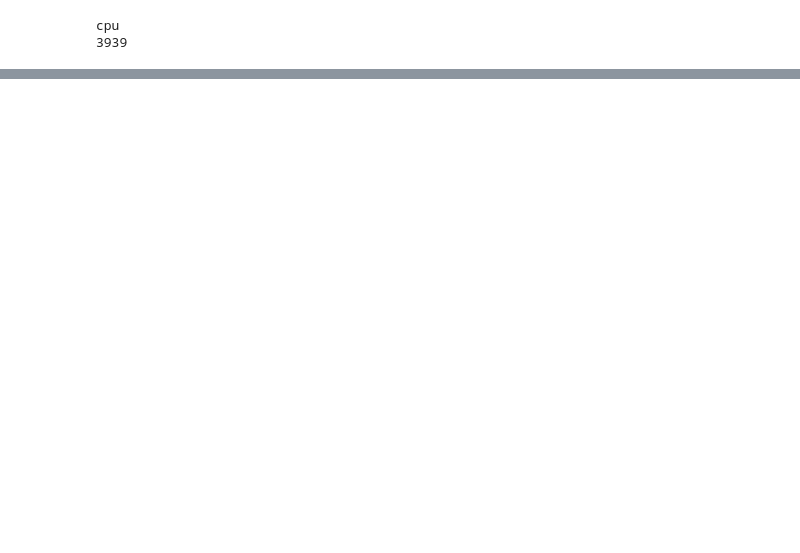
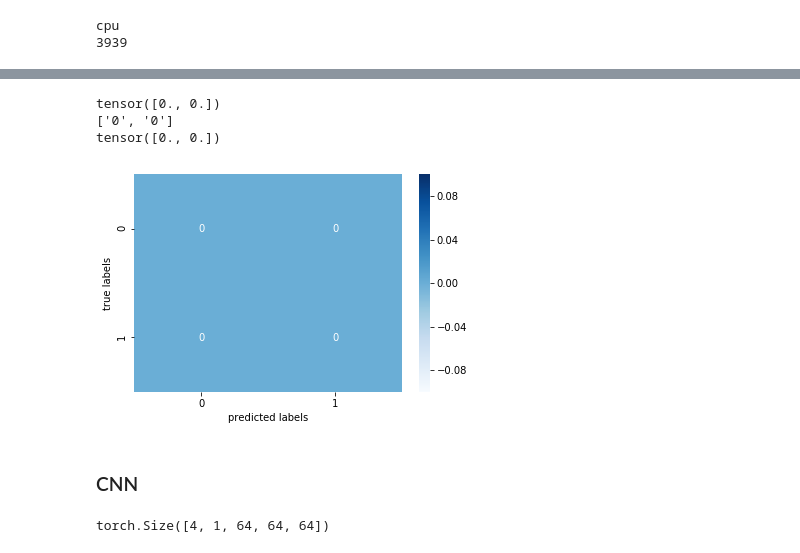
Before and after one commit to Clarax99/DL_for_dose_matrix, a Jupyter notebook: DL_doses_volumes.ipynb, the cells around one changed output, grey strips where cells are left out. Saved outputs shown, nothing was run; the diff lists cells and outputs as text; code cells hidden in the pictures; blank space fills up the shorter version.

```diff
--- a/DL_doses_volumes.ipynb
+++ b/DL_doses_volumes.ipynb
@@ -247,10 +199,0 @@ def validation_loop(dataloader, model, loss_fn):
-# %%
-loss_fn = nn.CrossEntropyLoss()
-optimizer = torch.optim.SGD(model.parameters(), lr=0.01)
-
-epochs = 10
-for t in range(epochs):
-    print(f"Epoch {t+1}\n-------------------------------")
-    train_loop(train_dataloader, model, loss_fn, optimizer)
-    validation_loop(val_dataloader, model, loss_fn)
-print("Done!")
@@ -312,0 +269,5 @@ Let's check
+# %%
+batch_size = 4
+nbr_epochs = 5
+
+model = CNN_test(4)
@@ -312,0 +364,9 @@ Let's check
+# %%
+def accuracyFUNCTION (Predicted, Targets):
+    C=0
+    for I in range(len(Targets)):
+        if (Predicted[I] == Targets[I]):
+            C+=1
+    Accuracy =  C / float(len(Targets))
+    print('Accuracy   = ', C ,'/', len(Targets))
+    return(Accuracy)
@@ -312,0 +439,26 @@ Let's check
+# %%
+predictionlist=[]
+for i in range(len(outputs)):
+    p = int(torch.argmax(outputs[i]))
+    predictionlist.append(p)
+
+labels1 = labels.view(-1)
+print(labels1)
+#labels1 = [str(x) for x in labels1]
+predictionlist = [str(x) for x in predictionlist]
+print(predictionlist)
+print(labels1)
+cm = confusion_matrix(labels1, predictionlist, labels = [0,1])
+
+
+ax = plt.subplot()
+sns.heatmap(cm, annot = True, ax = ax, cmap = plt.cm.Blues)
+ax.set_xlabel("predicted labels")
+ax.set_ylabel("true labels")
+plt.rcParams['figure.figsize'] = (8,7)
+plt.show()
+# %% [output]
+tensor([0., 0.])
+['0', '0']
+tensor([0., 0.])
+[figure, added]
@@ -312,0 +488,2 @@ Let's check
+# %% [markdown]
+### CNN
@@ -312,0 +493,5 @@ Let's check
+# %%
+a, b = next(iter(train_dataloader))
+print(a.shape)
+# %% [output]
+torch.Size([4, 1, 64, 64, 64])
```
Also changed, not shown: parts of 39 cells of this notebook, 3 other files.
